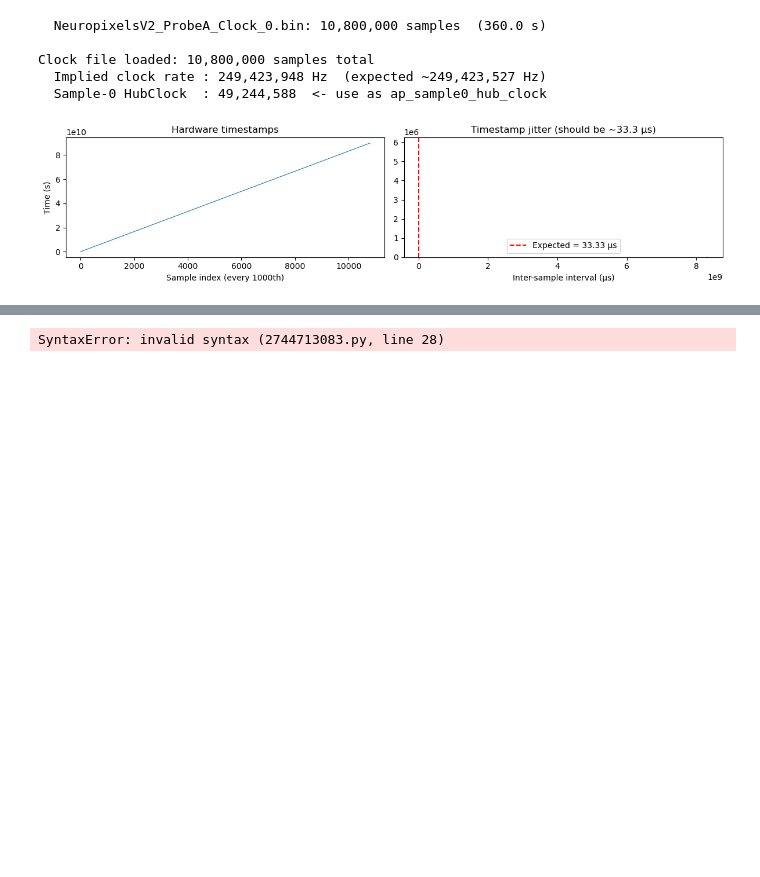
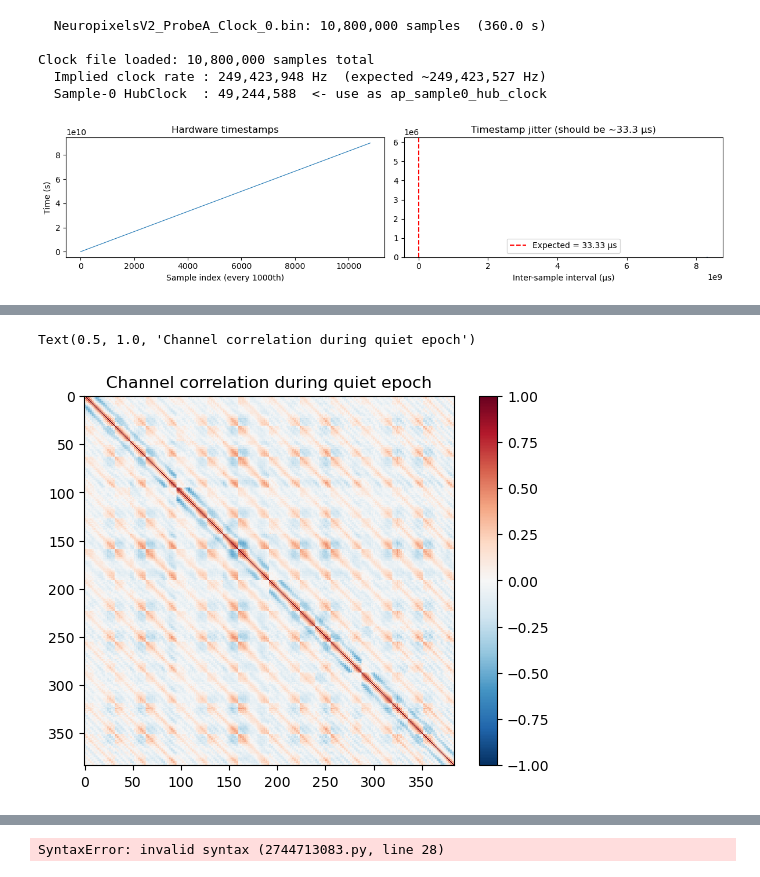
Before and after one commit to rokasstonis/AEON_OVC, a Jupyter notebook: notebooks/explore_raw_ephys.ipynb, the cells around one changed output, grey strips where cells are left out. Saved outputs shown, nothing was run; the diff lists cells and outputs as text; code cells hidden in the pictures; blank space fills up the shorter version.

```diff
--- a/notebooks/explore_raw_ephys.ipynb
+++ b/notebooks/explore_raw_ephys.ipynb
@@ -250,0 +297,13 @@ Clock file loaded: 10,800,000 samples total
+# %%
+traces_quiet = rec.get_traces(
+    start_frame=int(t_quiet * 30000),
+    end_frame=int((t_quiet + 0.1) * 30000),
+    return_scaled=True
+)
+corr = np.corrcoef(traces_quiet.T)
+plt.imshow(corr, vmin=-1, vmax=1, cmap="RdBu_r")
+plt.colorbar()
+plt.title("Channel correlation during quiet epoch")
+# %% [output]
+Text(0.5, 1.0, 'Channel correlation during quiet epoch')
+[figure, added]
```
Also changed, not shown: parts of 4 cells of this notebook, 7 other files.
